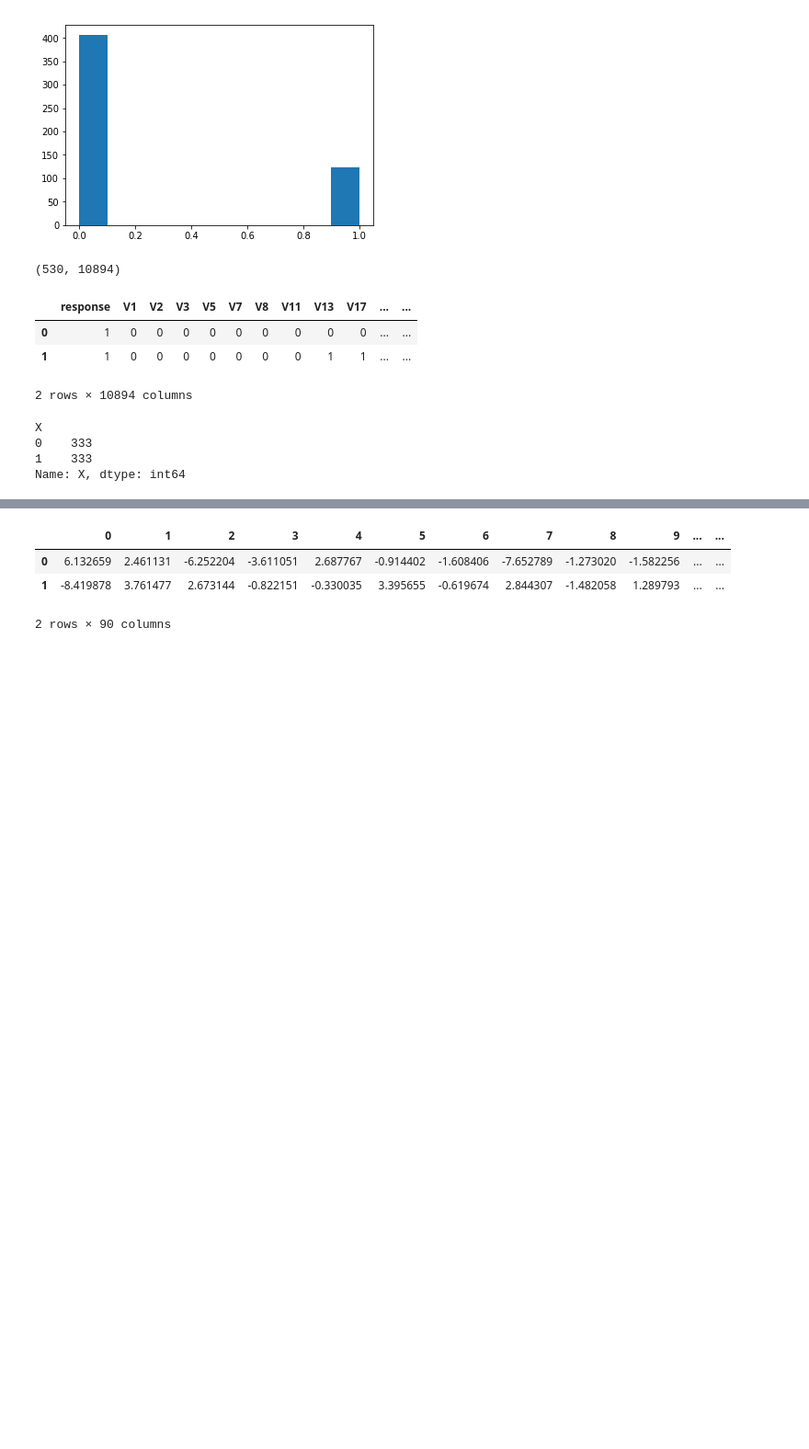
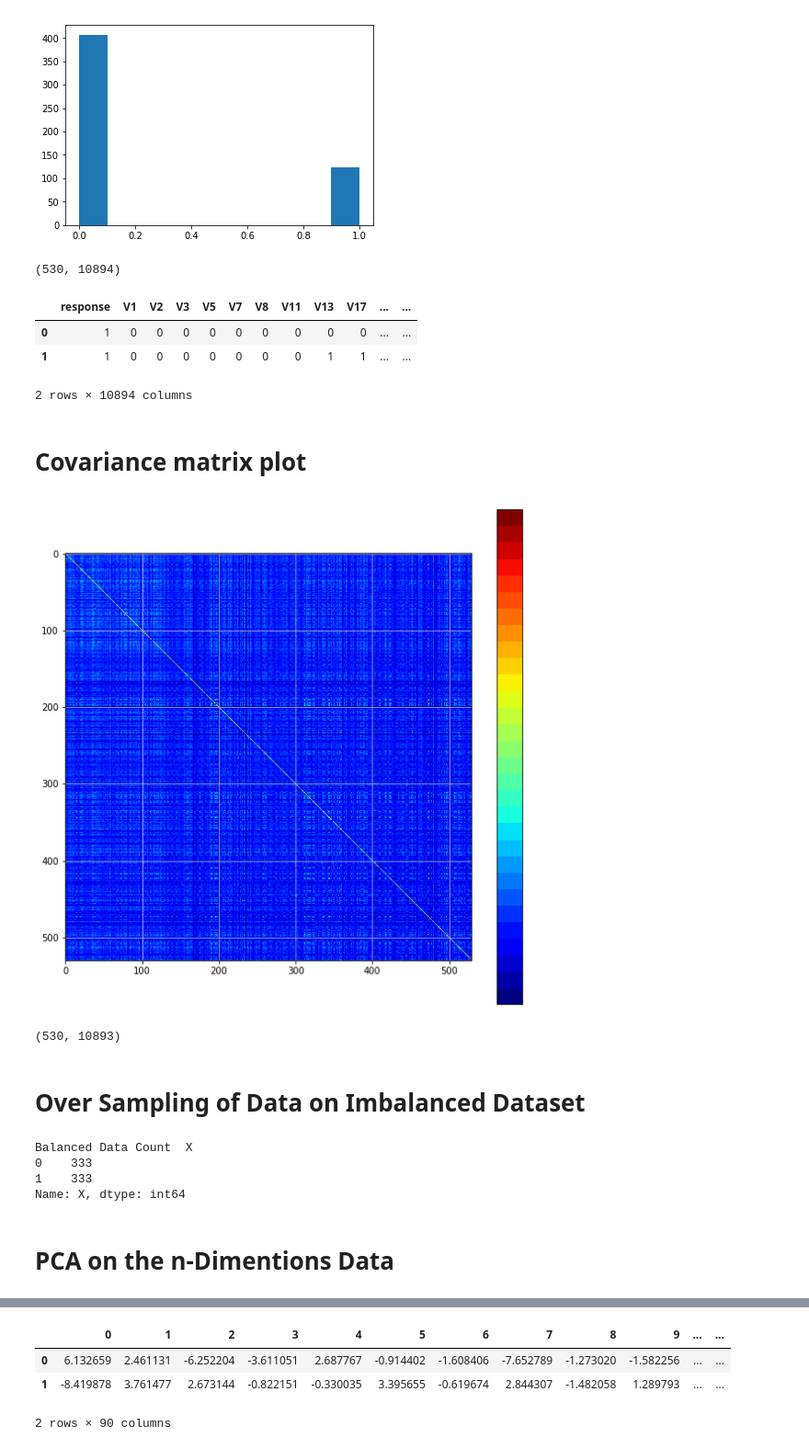
Before and after one commit to RatnamDubey/Tempus2018, a Jupyter notebook: Tempus_CaseStudy_RD.ipynb, the cells around one changed output, grey strips where cells are left out. Shown: that part at 92% size. Drawn from its saved outputs; the diff is of its cells as text; code cells hidden in the pictures; blank space fills up the shorter version.

```diff
--- a/Tempus_CaseStudy_RD.ipynb
+++ b/Tempus_CaseStudy_RD.ipynb
@@ -126,4 +146,27 @@ Data.head(2)
 # %%
 Y = Data['response']
 X = Data.loc[:, Data.columns != 'response']
+# %% [markdown]
+# Covariance matrix plot
+# %%
+def cov_matix(df):
+    from matplotlib import pyplot as plt
+    from matplotlib import cm as cm
+
+    fig = plt.figure(figsize=(10,10))
+    ax1 = fig.add_subplot(111)
+    cmap = cm.get_cmap('jet', 30)
+    cax = ax1.imshow(np.cov(df), interpolation="nearest", cmap=cmap)
+    ax1.grid(True)
+    # Add colorbar, make sure to specify tick locations to match desired ticklabels
+    fig.colorbar(cax, ticks=[.75,.8,.85,.90,.95,1])
+    plt.show()
+
+cov_matix(X)
+# %% [output]
+[figure, added]
+# %%
+X.values.shape
+# %% [output]
+(530, 10893)
 # %%
@@ -136,0 +176,2 @@ X_resampled, y_resampled = ros.sample(X_train, y_train)
+# %% [markdown]
+# Over Sampling of Data on Imbalanced Dataset
@@ -137,7 +183,9 @@ X_resampled, y_resampled = ros.sample(X_train, y_train)
 # %%
-pd.DataFrame(y_train_res,columns=['X']).groupby('X')['X'].count()
+print("Balanced Data Count " , pd.DataFrame(y_resampled,columns=['X']).groupby('X')['X'].count())
 # %% [output]
-X
+Balanced Data Count  X
 0    333
 1    333
 Name: X, dtype: int64
+# %% [markdown]
+# PCA on the n-Dimentions Data
```
Also changed, not shown: parts of 35 cells of this notebook.
